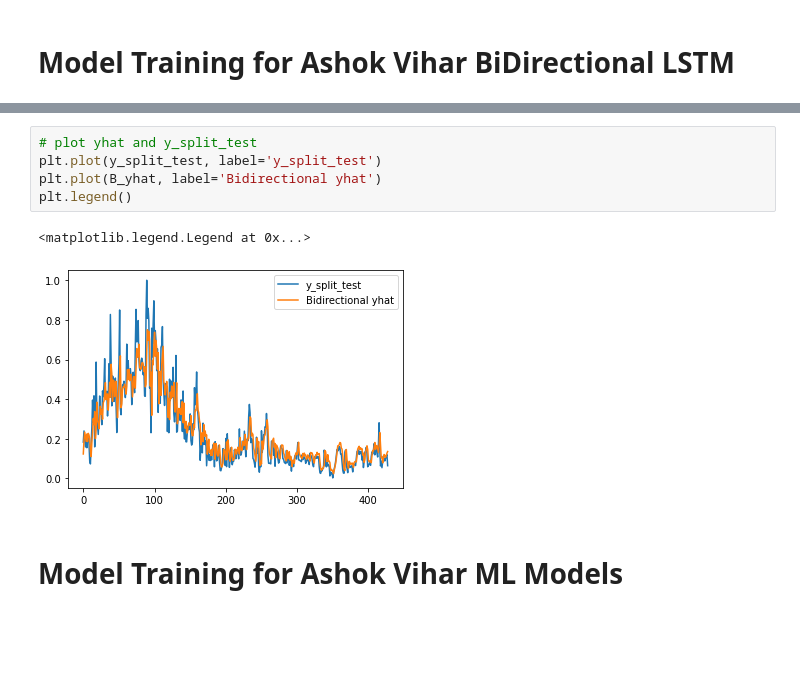
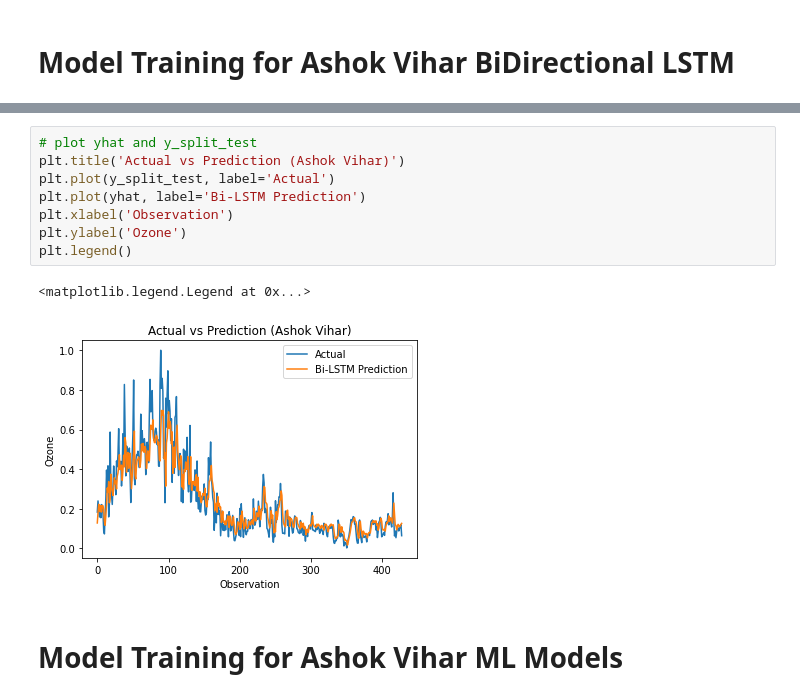
Before and after one commit to TheNobody-12/Ozone-Prediction-AIProject, a Jupyter notebook: Location/AshokVihar/AshokVihar_LSTMModelTraining.ipynb, the cells around one changed output, grey strips where cells are left out. Drawn from its saved outputs; the diff is of its cells as text; blank space fills up the shorter version.

```diff
--- a/Location/AshokVihar/AshokVihar_LSTMModelTraining.ipynb
+++ b/Location/AshokVihar/AshokVihar_LSTMModelTraining.ipynb
@@ -437,11 +458,14 @@ R2: 0.79455
 # %%
 # plot yhat and y_split_test
-plt.plot(y_split_test, label='y_split_test')
-plt.plot(B_yhat, label='Bidirectional yhat')
+plt.title('Actual vs Prediction (Ashok Vihar)')
+plt.plot(y_split_test, label='Actual')
+plt.plot(yhat, label='Bi-LSTM Prediction')
+plt.xlabel('Observation')
+plt.ylabel('Ozone')
 plt.legend()
 # %% [output]
 <matplotlib.legend.Legend at 0x...>
-[figure, old version]
+[figure, new version]
 # %% [markdown]
 # Model Training for Ashok Vihar ML Models
 # %%
```
Also changed, not shown: parts of 11 cells of this notebook, 40 other files.
